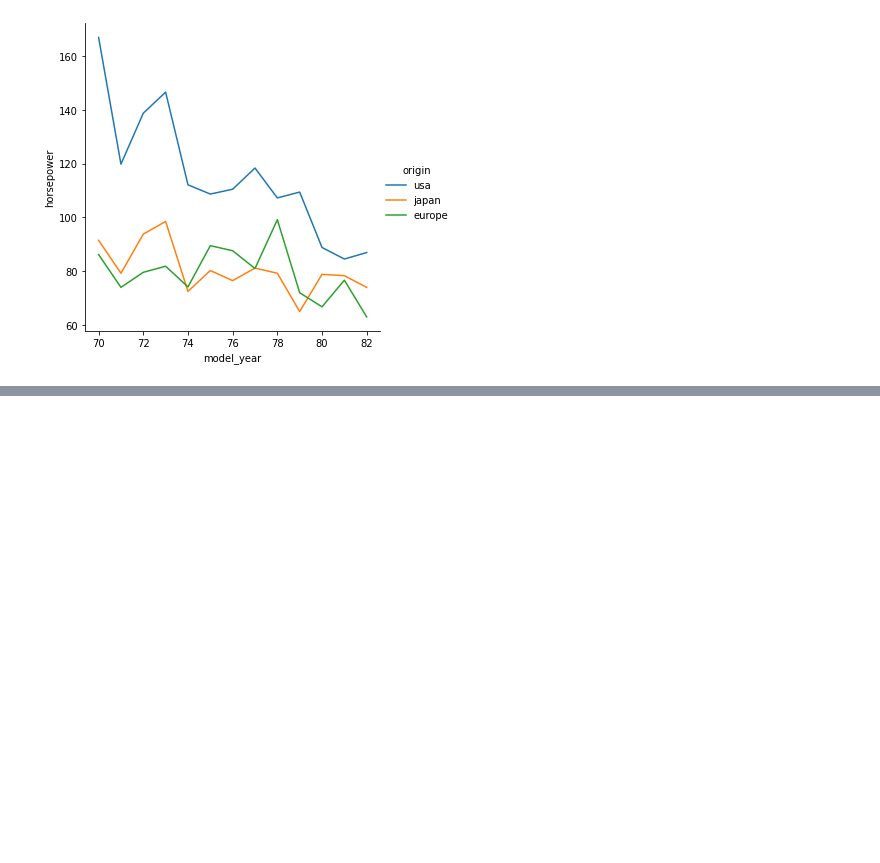
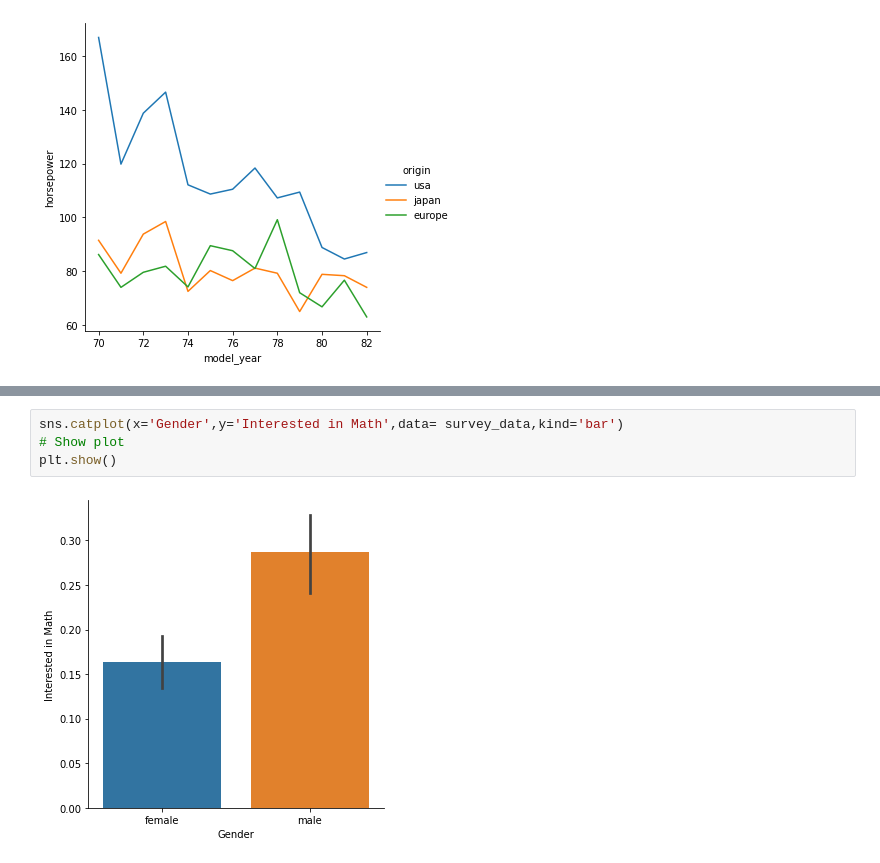
Before and after one commit to noahlias/datacamp_course, a Jupyter notebook: seaborn.ipynb, the cells around one changed output, grey strips where cells are left out. Drawn from its saved outputs; the diff is of its cells as text; blank space fills up the shorter version.

```diff
--- a/seaborn.ipynb
+++ b/seaborn.ipynb
@@ -1141,0 +1168,6 @@ The `ci` parameter is deprecated. Use `errorbar=None` for the same effect.
+# %%
+sns.catplot(x='Gender',y='Interested in Math',data= survey_data,kind='bar')
+# Show plot
+plt.show()
+# %% [output]
+[figure, added]
```
Also changed, not shown: parts of 45 cells of this notebook, 5 other files.
